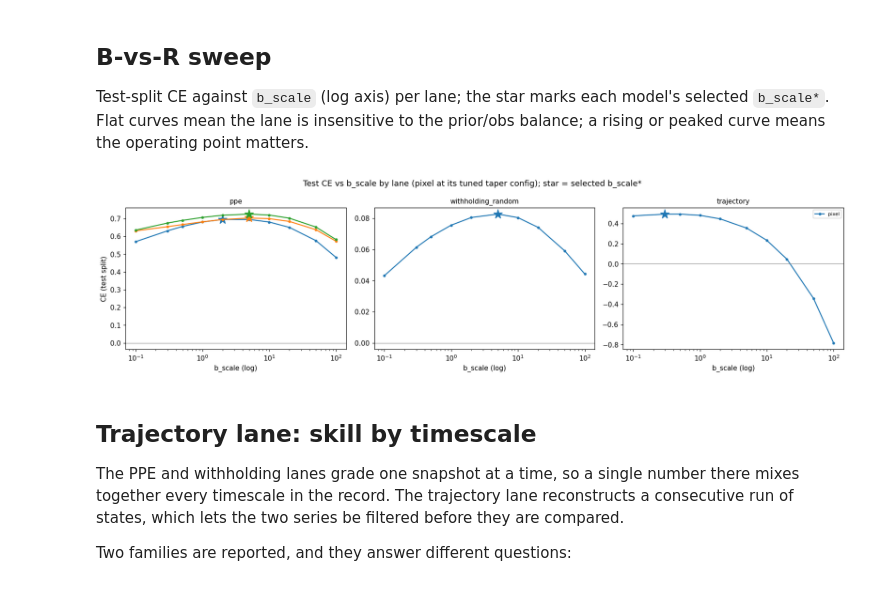
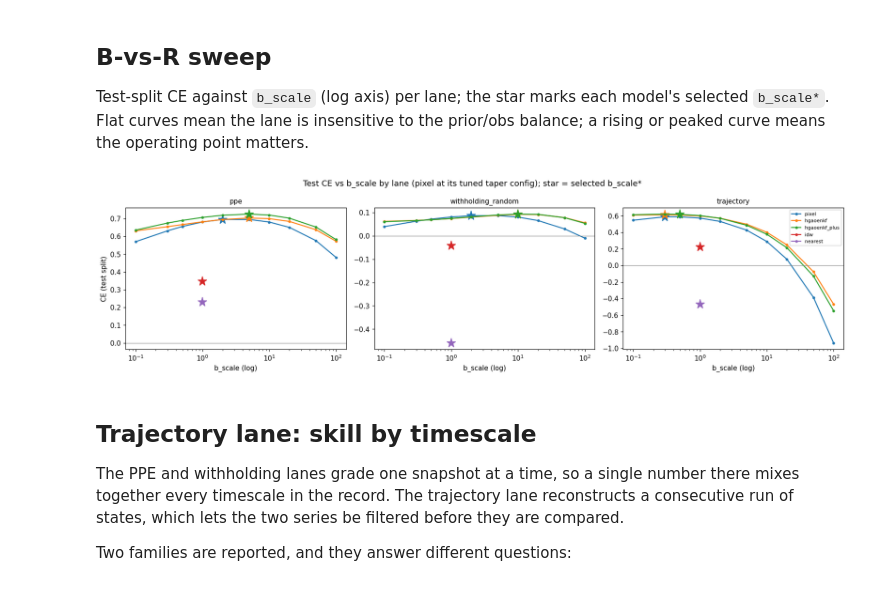
Before and after one commit to evgeni-g-georgiev/sparse_paleoclimate_field_reconstruction, a Jupyter notebook: notebooks/09_da_comparison.ipynb, the cells around one changed output. Drawn from its saved outputs; the diff is of its cells as text; code cells hidden in the pictures.

```diff
--- a/notebooks/09_da_comparison.ipynb
+++ b/notebooks/09_da_comparison.ipynb
@@ -288,30 +326,31 @@ a rising or peaked curve means the operating point matters.
 # %%
 fig, axes = plt.subplots(1, len(LANES), figsize=(5.2 * len(LANES), 4.2), squeeze=False)
 for ax, lane in zip(axes[0], LANES):
-    base = M[(M.lane == lane) & (M.split == "test") & (M.method.isin(BASE_METHODS))
+    base = M[(M.lane == lane) & (M.split == "test") & (M.model.isin(ROW_ORDER))
+             & readable_at(lane)
              & (M.channel == "pooled") & (M.do_event == "all") & (M.metric == "ce")
              & (M.fold == -1)]
     for m in ROW_ORDER:
         cfg = best[(m, lane)]
         g = match_taper(base[base.model == m], cfg).sort_values("b_scale")
         if g.empty:
             continue
         line, = ax.plot(g.b_scale, g.value, marker="o", ms=3, label=m)
         gb = g[np.isclose(g.b_scale, cfg["b_scale"])]
         if len(gb):
             ax.plot(gb.b_scale, gb.value, marker="*", ms=14, color=line.get_color())
     ax.set_xscale("log")
     ax.axhline(0, color="grey", lw=0.6)
     ax.set_xlabel("b_scale (log)")
     ax.set_title(lane, fontsize=10)
 axes[0, 0].set_ylabel("CE (test split)")
 axes[0, -1].legend(fontsize=7)
 fig.suptitle("Test CE vs b_scale by lane (pixel at its tuned taper config); star = selected b_scale*")
 fig.tight_layout()
 fig.savefig(FIG / "b_scale_sweep.png", bbox_inches="tight")
 plt.show()
 # %% [output]
-[figure, old version]
+[figure, new version]
 # %% [markdown]
 ## Trajectory lane: skill by timescale
 
```
Also changed, not shown: parts of 24 cells of this notebook.
